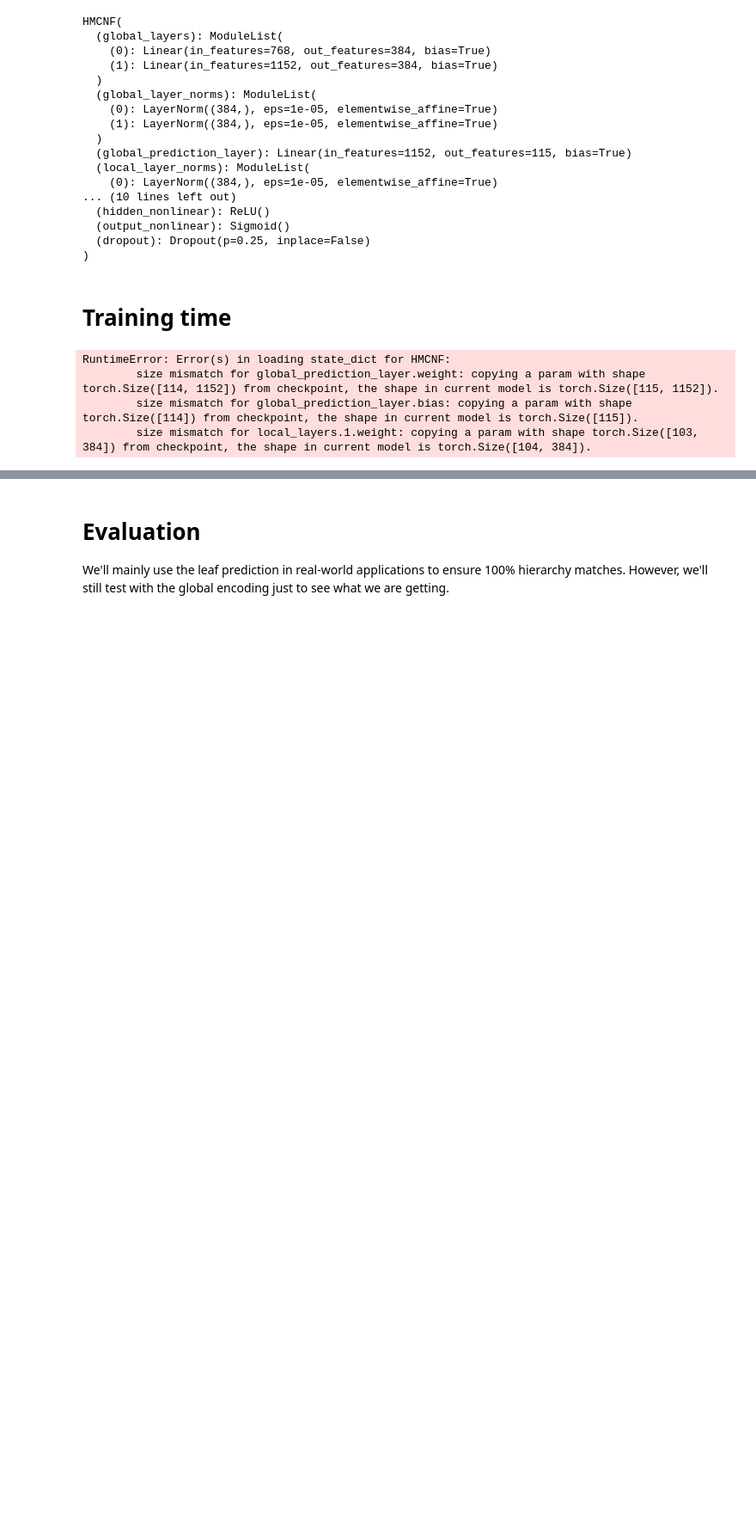
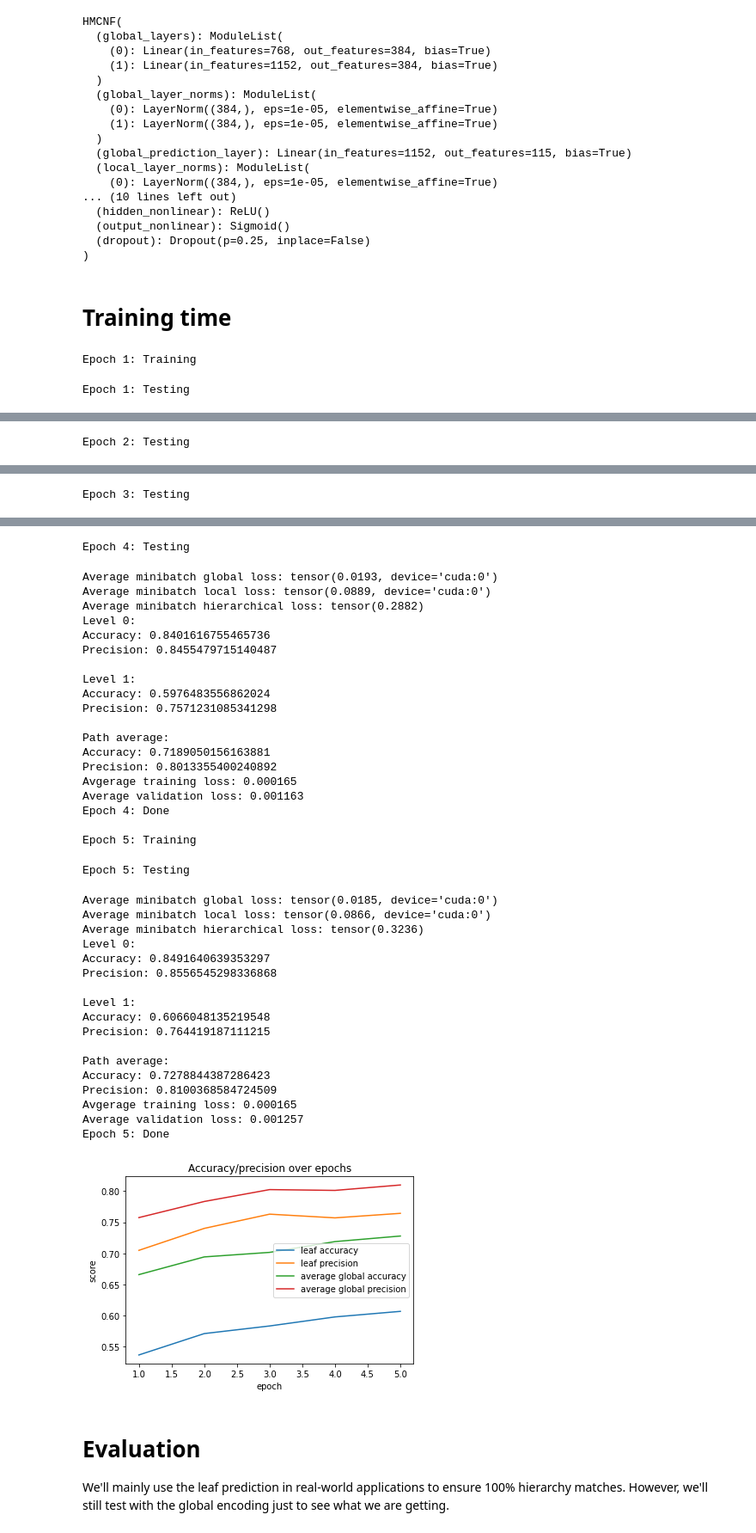
Before and after one commit to htkhiem/ktt-hierarchical-thesis, a Jupyter notebook: training/db-ahmcnf/DistilBERT_A-HMCN-F.ipynb, the cells around one changed output, grey strips where cells are left out. Shown: that part at 86% size. Drawn from its saved outputs; the diff is of its cells as text; code cells hidden in the pictures; blank space fills up the shorter version.

```diff
--- a/training/db-ahmcnf/DistilBERT_A-HMCN-F.ipynb
+++ b/training/db-ahmcnf/DistilBERT_A-HMCN-F.ipynb
@@ -14,7 +14,7 @@ DEPTH = 2
 
 ### Checkpoint configuration
 # Whether to train from scratch or to load a checkpoint
-TRAIN_FROM_SCRATCH=False
+TRAIN_FROM_SCRATCH=True
 # Checkpoint iteration to load if not training from scratch
 LOAD_ITERATION=0
 # Last or best results from that iteration?
@@ -637,7 +641,7 @@ def train_model(config, train_loader, val_loader, model, hierarchy, checkpoint_p
     # Put model into training mode. Note that this call DOES NOT train it yet.
     classifier.train()
     print('Epoch {}: Training'.format(epoch))
-    for batch_idx, data in enumerate(tqdm(train_loader, total=train_minibatch_count)):
+    for batch_idx, data in enumerate(tqdm(train_loader)):
       ids = data['ids'].to(device, dtype = torch.long)
       mask = data['mask'].to(device, dtype = torch.long)
       targets = data['labels'].to(device, dtype = torch.float)
@@ -682,7 +686,7 @@ def train_model(config, train_loader, val_loader, model, hierarchy, checkpoint_p
       total_loss_g = 0
       total_loss_l = 0
       total_loss_h = 0
-      for batch_idx, data in tqdm(enumerate(val_loader), total=val_minibatch_count):
+      for batch_idx, data in tqdm(enumerate(val_loader)):
         ids = data['ids'].to(device, dtype = torch.long)
         mask = data['mask'].to(device, dtype = torch.long)
         targets = data['labels'].to(device, dtype = torch.float)
@@ -716,9 +720,9 @@ def train_model(config, train_loader, val_loader, model, hierarchy, checkpoint_p
 
       # calculate average losses
       #print('before cal avg train loss', train_loss)
-      print('Average minibatch global loss:', total_loss_g / val_minibatch_count)
-      print('Average minibatch local loss:', total_loss_l / val_minibatch_count)
-      print('Average minibatch hierarchical loss:', total_loss_h / val_minibatch_count)
+      print('Average minibatch global loss:', total_loss_g / len(val_loader))
+      print('Average minibatch local loss:', total_loss_l / len(val_loader))
+      print('Average minibatch hierarchical loss:', total_loss_h / len(val_loader))
 
       val_metrics = np.concatenate(
           [
@@ -730,8 +734,8 @@ def train_model(config, train_loader, val_loader, model, hierarchy, checkpoint_p
           ],
           axis=1
       )
-      train_loss = train_loss/train_minibatch_count
-      val_loss = val_loss/val_minibatch_count
+      train_loss = train_loss/len(train_loader)
+      val_loss = val_loss/len(val_loader)
       # Print training/validation statistics
       print('Avgerage training loss: {:.6f}\nAverage validation loss: {:.6f}'.format(
             train_loss,
@@ -755,7 +759,7 @@ def train_model(config, train_loader, val_loader, model, hierarchy, checkpoint_p
   return (encoder, classifier), val_metrics
 
 # Alternative: just load from disk
-def run_model(model, loader, hierarchy, minibatch_count = None):
+def run_model(model, loader, hierarchy):
   encoder, classifier = model
   # Switch to evaluation (prediction) mode. Again, this doesn't evaluate anything.
   classifier.eval()
@@ -766,7 +770,7 @@ def run_model(model, loader, hierarchy, minibatch_count = None):
 
   # We're only testing here, so don't run the backward direction (no_grad).
   with torch.no_grad():
-    for batch_idx, data in enumerate(tqdm(loader, total=minibatch_count)):
+    for batch_idx, data in enumerate(tqdm(loader)):
       ids = data['ids'].to(device, dtype = torch.long)
       mask = data['mask'].to(device, dtype = torch.long)
       targets = data['labels']
@@ -798,7 +802,7 @@ if TRAIN_FROM_SCRATCH:
         CHECKPOINT_PATH,
         BEST_CHECKPOINT_PATH,
     )
-    x = np.arange(config['epochs'])
+    x = np.arange(config['epochs'], dtype=int) + 1
     fig, ax = plt.subplots()  # Create a figure and an axes.
     ax.plot(x, val_metrics[0], label='leaf accuracy')
     ax.plot(x, val_metrics[1], label='leaf precision')
@@ -808,12 +812,10 @@ if TRAIN_FROM_SCRATCH:
     ax.set_ylabel('score')  # Add a y-label to the axes.
     ax.set_title("Accuracy/precision over epochs")  # Add a title to the axes.
     ax.legend()  # Add a legend.
-    fig.show()
+    plt.savefig('{}_{}e.pdf'.format(DATASET_NAME, config['epochs']), format='pdf', bbox_inches="tight")
 else:
     load_path = '{}/{}_{}.pt'.format(folder_name, LOAD_ITERATION, 'best' if LOAD_BEST else 'current')
     trained_model = load_checkpoint(load_path, (encoder, classifier))
 # %% [output]
-RuntimeError: Error(s) in loading state_dict for HMCNF:
-        size mismatch for global_prediction_layer.weight: copying a param with shape torch.Size([114, 1152]) from checkpoint, the shape in current model is torch.Size([115, 1152]).
-        size mismatch for global_prediction_layer.bias: copying a param with shape torch.Size([114]) from checkpoint, the shape in current model is torch.Size([115]).
-        size mismatch for local_layers.1.weight: copying a param with shape torch.Size([103, 384]) from checkpoint, the shape in current model is torch.Size([104, 384]).
+Epoch 1: Training
+Epoch 1: Testing
@@ -819,0 +842 @@ RuntimeError: Error(s) in loading state_dict for HMCNF:
+Epoch 2: Testing
@@ -819,0 +862 @@ RuntimeError: Error(s) in loading state_dict for HMCNF:
+Epoch 3: Testing
@@ -819,0 +882,39 @@ RuntimeError: Error(s) in loading state_dict for HMCNF:
+Epoch 4: Testing
+Average minibatch global loss: tensor(0.0193, device='cuda:0')
+Average minibatch local loss: tensor(0.0889, device='cuda:0')
+Average minibatch hierarchical loss: tensor(0.2882)
+Level 0:
+Accuracy: 0.8401616755465736
+Precision: 0.8455479715140487
+
+Level 1:
+Accuracy: 0.5976483556862024
+Precision: 0.7571231085341298
+
+Path average:
+Accuracy: 0.7189050156163881
+Precision: 0.8013355400240892
+Avgerage training loss: 0.000165
+Average validation loss: 0.001163
+Epoch 4: Done
+
+Epoch 5: Training
+Epoch 5: Testing
+Average minibatch global loss: tensor(0.0185, device='cuda:0')
+Average minibatch local loss: tensor(0.0866, device='cuda:0')
+Average minibatch hierarchical loss: tensor(0.3236)
+Level 0:
+Accuracy: 0.8491640639353297
+Precision: 0.8556545298336868
+
+Level 1:
+Accuracy: 0.6066048135219548
+Precision: 0.764419187111215
+
+Path average:
+Accuracy: 0.7278844387286423
+Precision: 0.8100368584724509
+Avgerage training loss: 0.000165
+Average validation loss: 0.001257
+Epoch 5: Done
+[figure, added]
```
Also changed, not shown: parts of 10 cells of this notebook, 11 other files.
